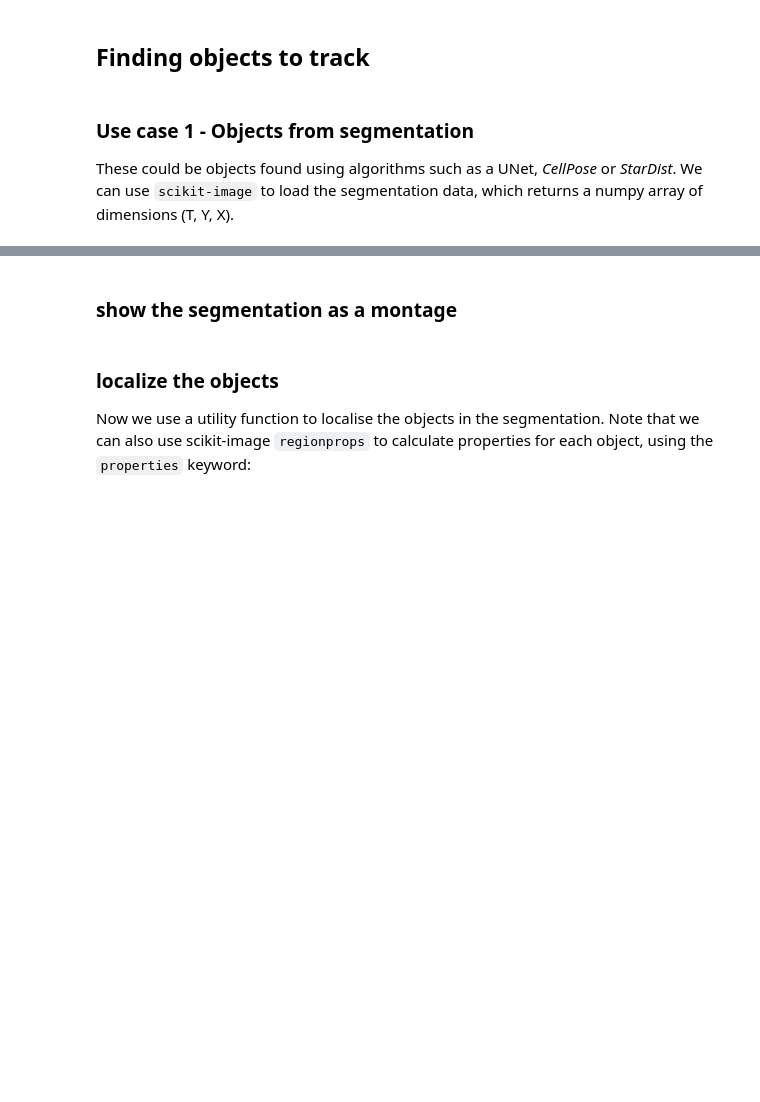
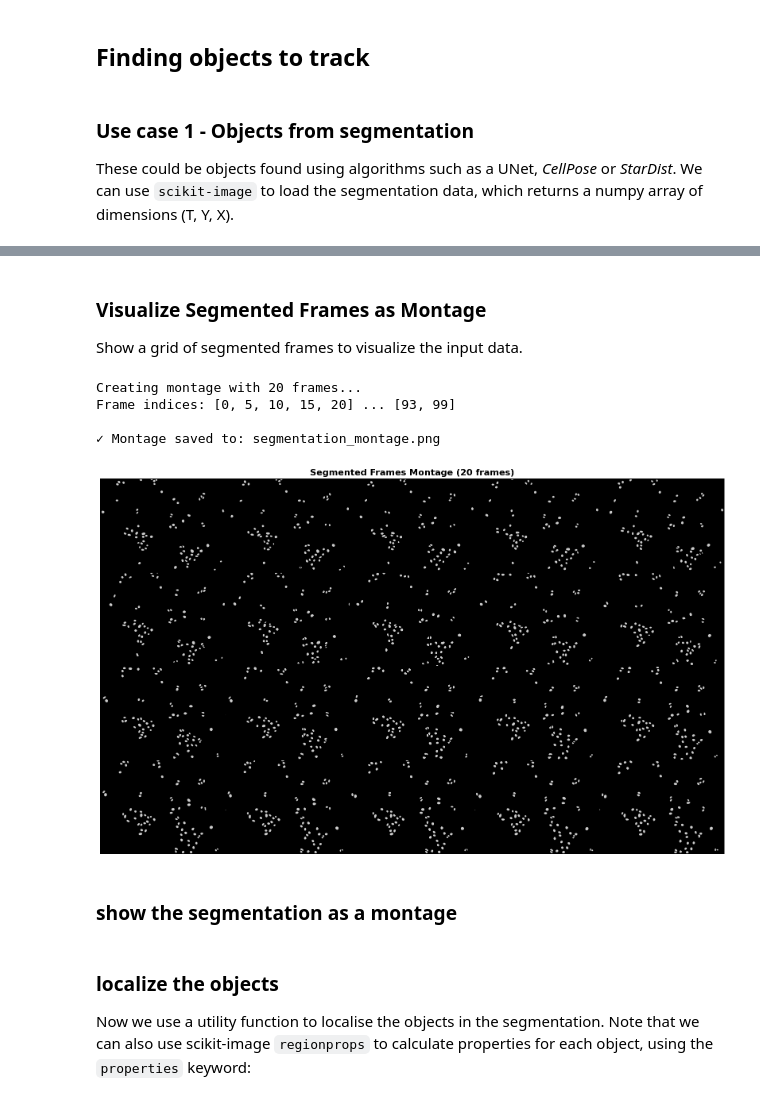
Before and after one commit to SamOliveiraLab/partaker, a Jupyter notebook: notebooks/Hackathon_challenges.ipynb, the cells around one changed output, grey strips where cells are left out. Cells and saved outputs as stored; diff of their text form; code cells hidden in the pictures; blank space fills up the shorter version.

```diff
--- a/notebooks/Hackathon_challenges.ipynb
+++ b/notebooks/Hackathon_challenges.ipynb
@@ -1512,8 +624,15 @@ We can automatically download some example data to play with:
 # Load all segmented frames into a numpy array
 print("Loading segmented frames into memory...\n")
 
+# Configure number of frames to load (adjust based on available memory)
+NUM_FRAMES_TO_LOAD = 100  # Change this: 50 for low memory, 100 for medium, 500 for full dataset
+
 segmented_stack = []
-for tiff_file in tiff_files:
+for i, tiff_file in enumerate(tiff_files):
+    # Stop if we've loaded enough frames
+    if i >= NUM_FRAMES_TO_LOAD:
+        break
+
     frame = imread(tiff_file)
 
     # Check if this is a colored RGB image (from our visualization) or grayscale labeled
@@ -1523,13 +642,14 @@ for tiff_file in tiff_files:
         break
     else:  # Grayscale labeled segmentation
         segmented_stack.append(frame)
-        if len(segmented_stack) <= 3 or len(segmented_stack) == len(tiff_files):
+        if len(segmented_stack) <= 3 or len(segmented_stack) == NUM_FRAMES_TO_LOAD:
             num_cells = frame.max()
             print(f"  ✓ Loaded {tiff_file.name}: {num_cells} cells")
 
 segmented_stack = np.array(segmented_stack)
 
-print(f"\n✓ Loaded {len(segmented_stack)} frames")
+print(f"\n✓ Loaded {len(segmented_stack)} frames (out of {len(tiff_files)} available)")
 print(f"  Stack shape: {segmented_stack.shape}")
 print(f"  Data type: {segmented_stack.dtype}")
 print(f"  Value range: {segmented_stack.min()} to {segmented_stack.max()}")
+print(f"\n💡 To load more/fewer frames, change NUM_FRAMES_TO_LOAD above")
@@ -1547,2 +681,52 @@ print(f"Using segmented_stack from above: {segmented_stack.shape}")
+# %% [markdown]
+### Visualize Segmented Frames as Montage
+
+Show a grid of segmented frames to visualize the input data.
+# %%
+# Create a montage of segmented frames for visualization
+from skimage.util import montage
+import matplotlib.pyplot as plt
+
+# Select frames to display in montage (evenly spaced)
+grid_shape = (4, 5)  # 4 rows x 5 columns = 20 frames
+total_frames_to_show = grid_shape[0] * grid_shape[1]
+
+# Get evenly spaced frame indices
+if len(segmented_stack) >= total_frames_to_show:
+    frame_indices = np.linspace(0, len(segmented_stack)-1, total_frames_to_show, dtype=int)
+else:
+    frame_indices = np.arange(len(segmented_stack))
+
+selected_frames = segmented_stack[frame_indices]
+
+print(f"Creating montage with {len(selected_frames)} frames...")
+print(f"Frame indices: {frame_indices.tolist()[:5]} ... {frame_indices.tolist()[-2:]}")
+
+# Create montage
+seq = montage(
+    selected_frames,
+    grid_shape=grid_shape,
+    padding_width=10,
+    fill=0,
+)
+
+# Display the montage
+fig, ax = plt.subplots(1, figsize=(16, 13))
+ax.imshow(seq, cmap='nipy_spectral')  # Use colorful colormap to see different cells
+ax.set_title(f'Segmented Frames Montage ({len(selected_frames)} frames)', fontsize=16, fontweight='bold')
+ax.axis('off')
+plt.tight_layout()
+
+# Save for presentation
+plt.savefig('segmentation_montage.png', dpi=300, bbox_inches='tight', facecolor='white')
+print(f"\n✓ Montage saved to: segmentation_montage.png")
+
+plt.show()
+# %% [output]
+Creating montage with 20 frames...
+Frame indices: [0, 5, 10, 15, 20] ... [93, 99]
+
+✓ Montage saved to: segmentation_montage.png
+[figure, added]
 # %% [markdown]
 ### show the segmentation as a montage
```
Also changed, not shown: parts of 68 cells of this notebook, 1 other file.
